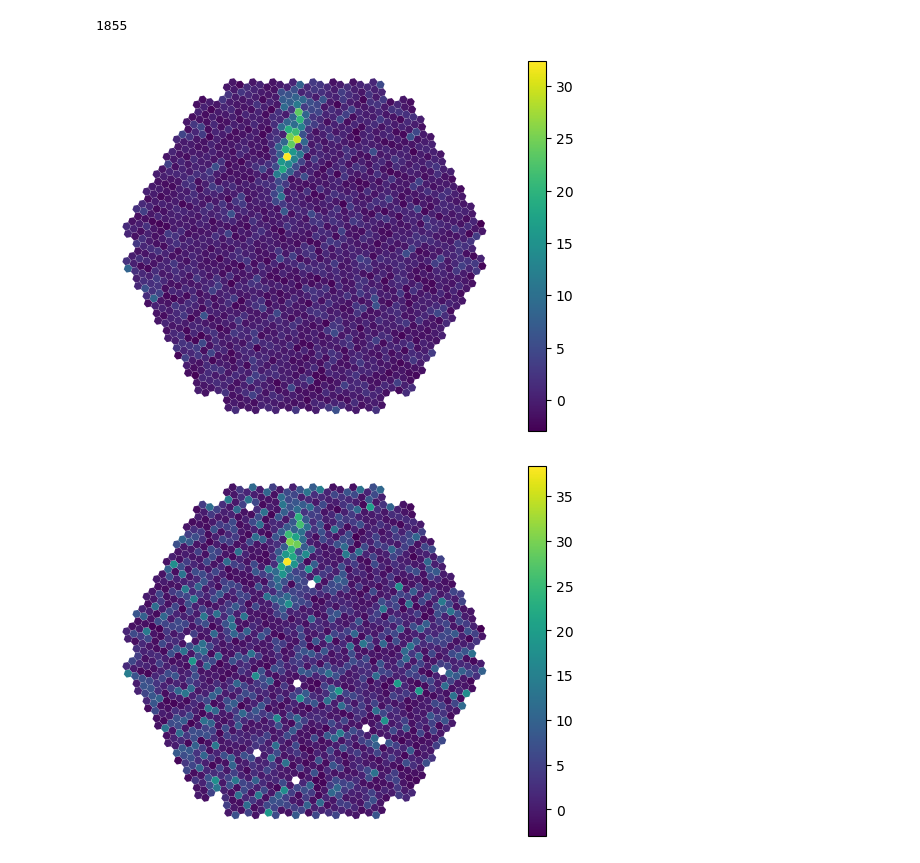
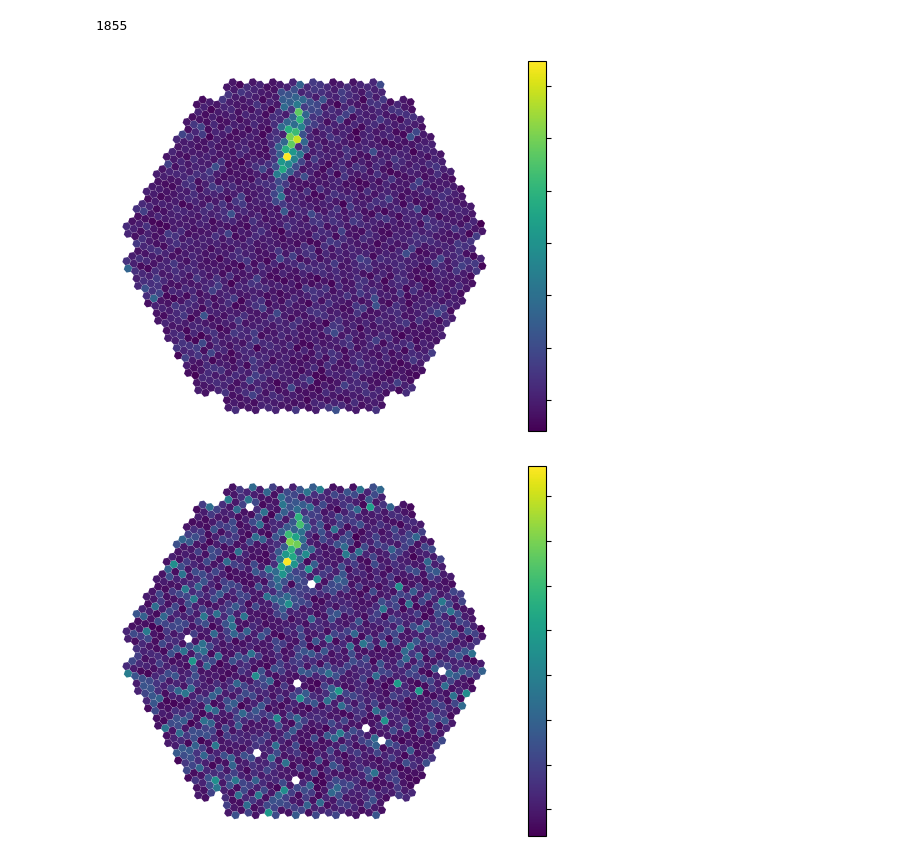
Before and after one commit to vuillaut/pres_cta, a Jupyter notebook: noisy_event.ipynb, the cells around one changed output. Cells and saved outputs as stored; diff of their text form; code cells hidden in the pictures.

Commit message:
option to change colorbar text color

```diff
--- a/noisy_event.ipynb
+++ b/noisy_event.ipynb
@@ -78,37 +78,50 @@ noisy_image = image + 6*np.random.poisson(lam=0.4, size=len(event['image']))
 # add dead pixels
 pixels_alive = np.random.choice(np.array([False, True]), size=len(noisy_image), p=[0.005, 0.995])
 noisy_image[~pixels_alive] = np.nan
+# %%
+## OPTIONS
+
+text_colorbar_color = 'white'
+dead_pixels_color = 'white'
+
+cmap = plt.get_cmap("viridis")
+cmap.set_bad(color=dead_pixels_color)
 # %%
 display = CameraDisplay(geom, image,
                         show_frame=False,
                         # cmap='binary'
                        )
 
 
 display.add_colorbar()
+cbar = display.colorbar
+for label in cbar.ax.yaxis.get_ticklabels():
+    label.set_color(text_colorbar_color)
+
 ax = display.axes
 fig = ax.get_figure()
 visible_axis=False
 ax.get_xaxis().set_visible(visible_axis)
 ax.get_yaxis().set_visible(visible_axis)
 if not visible_axis:
     ax.axis('off')
     ax.set_title('')
 
 plt.savefig(f'event_{event_idx}.png', dpi=150, transparent=True)
 # %% [output]
-[figure, old version]
+[figure, new version]
 # %%
 display = CameraDisplay(geom, noisy_image,
                         show_frame=False,
-                        # cmap='binary'
+                        cmap=cmap
                        )
 
 # display.highlight_pixels(~pixels_alive, color='red')
-cmap = plt.get_cmap("viridis")
-cmap.set_bad(color='white')
+display.add_colorbar()
+cbar = display.colorbar
+for label in cbar.ax.yaxis.get_ticklabels():
+    label.set_color(text_colorbar_color)
 
-display.add_colorbar()
 ax = display.axes
 fig = ax.get_figure()
 visible_axis=False
@@ -120,7 +133,7 @@ if not visible_axis:
 
 plt.savefig(f'event_{event_idx}_noisy.png', dpi=150, transparent=True)
 # %% [output]
-[figure, old version]
+[figure, new version]
 # %%
 fig, axes = plt.subplots(1, 2, figsize=(10,5), width_ratios=[1,1.25])
 import matplotlib.gridspec as gridspec
```
Also changed, not shown: parts of 1 cell of this notebook.
